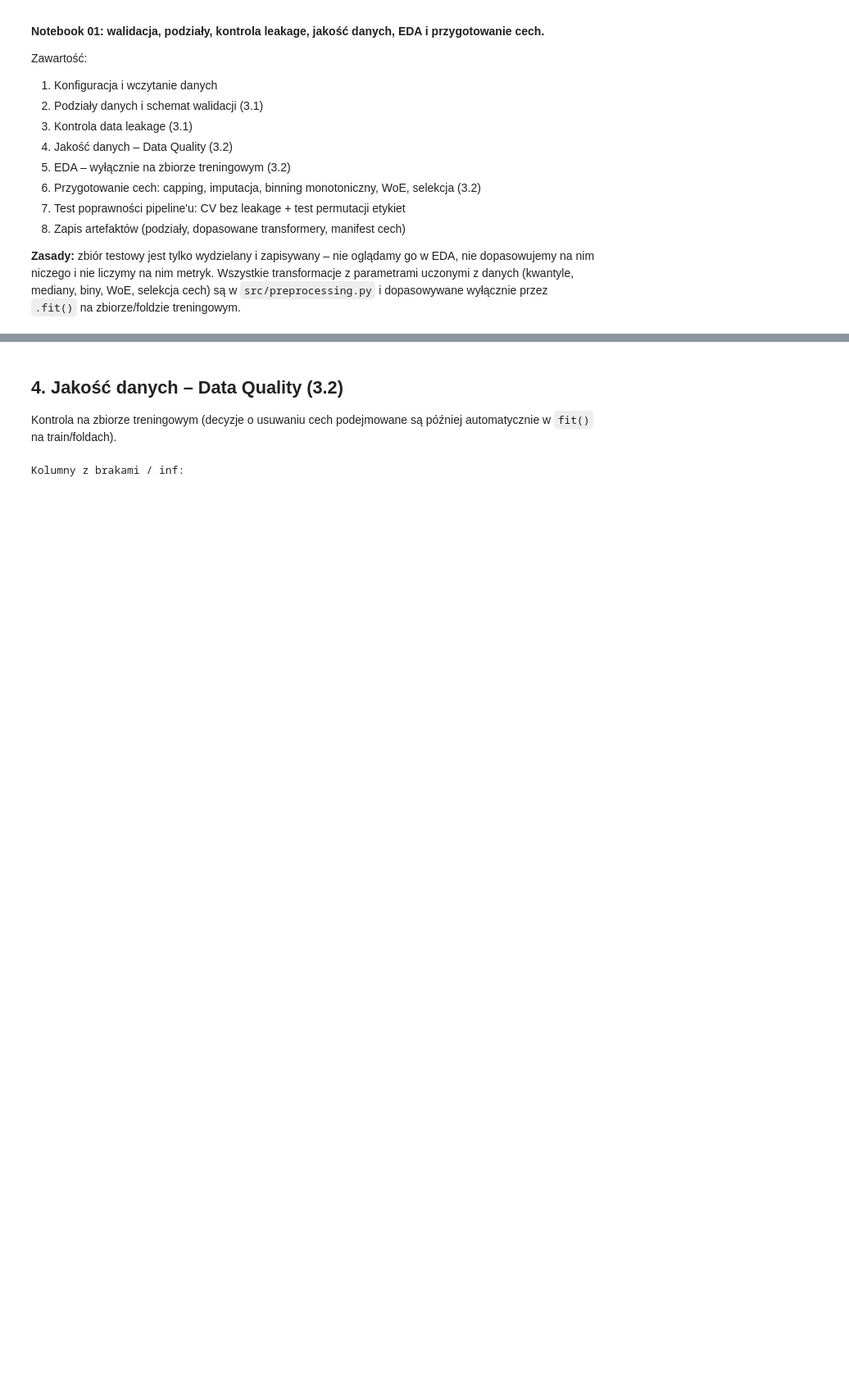
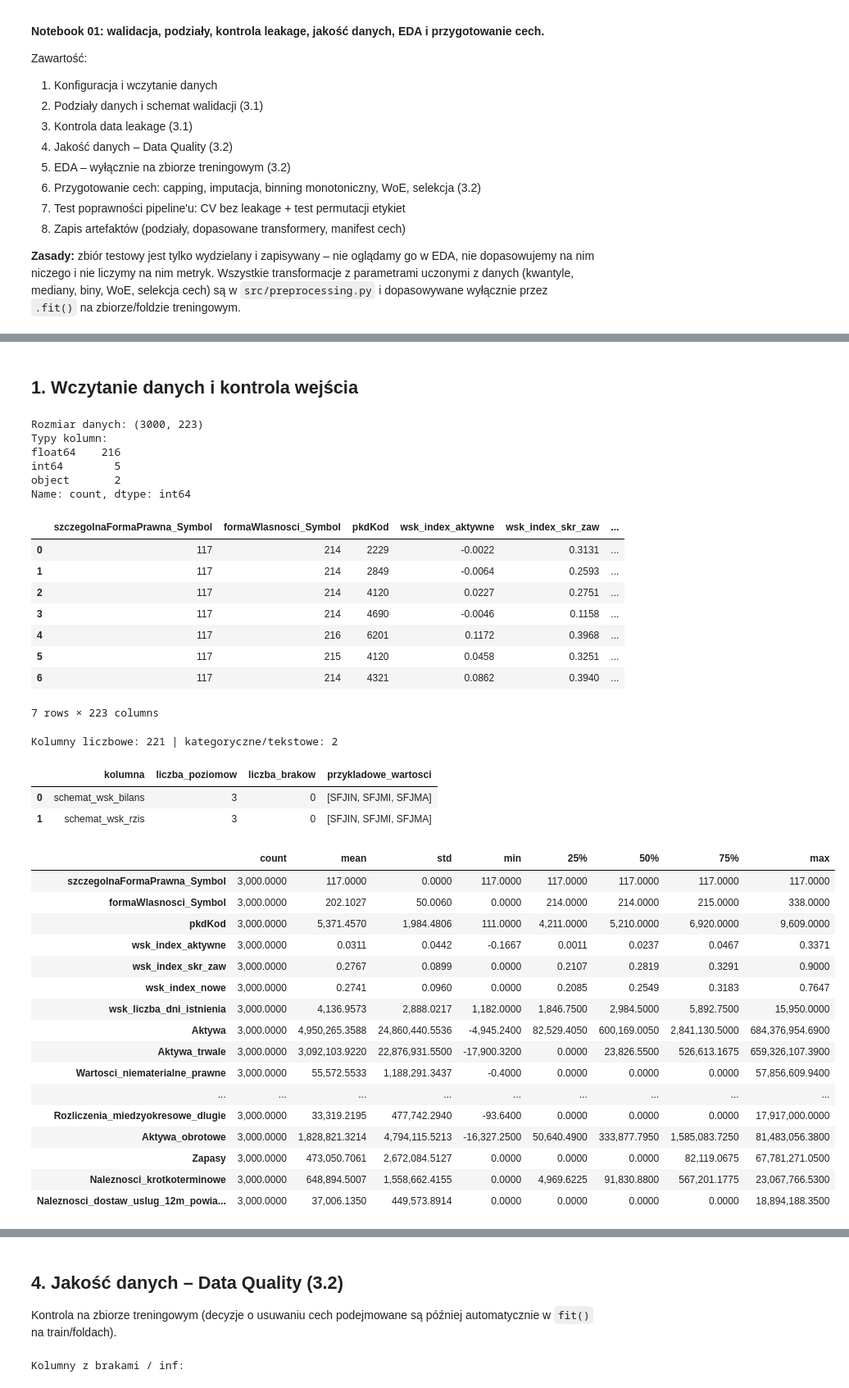
Before and after one commit to kaniaprzemyslaw/Projekt-1---model-scoringowy-ratingowy, a Jupyter notebook: 01_przygotowanie_danych_poprawiony.ipynb, the cells around one changed output, grey strips where cells are left out. Shown at 82% size. Drawn from its saved outputs; the diff is of its cells as text; code cells hidden in the pictures; blank space fills up the shorter version.

```diff
--- a/01_przygotowanie_danych_poprawiony.ipynb
+++ b/01_przygotowanie_danych_poprawiony.ipynb
@@ -39,0 +79,62 @@ for d in (ART_DIR, "src", "figures"):
+# %% [markdown]
+## 1. Wczytanie danych i kontrola wejścia
+# %%
+df_local = pd.read_csv(DATA_PATH)
+assert not df_local.empty, "Dane są puste."
+assert df_local.columns.is_unique, "Powtarzające się nazwy kolumn."
+assert TARGET in df_local.columns, f"Brakuje targetu {TARGET!r}."
+assert df_local.index.is_unique and not df_local.index.hasnans
+
+print("Rozmiar danych:", df_local.shape)
+print("Typy kolumn:")
+print(df_local.dtypes.value_counts())
+display(df_local.head(7))
+
+NUM_COLS_df = df_local.select_dtypes(include="number").columns.tolist()
+CAT_COLS_df = df_local.select_dtypes(exclude="number").columns.tolist()
+print("Kolumny liczbowe:", len(NUM_COLS_df), "| kategoryczne/tekstowe:", len(CAT_COLS_df))
+if CAT_COLS_df:
+    display(pd.DataFrame({
+        "kolumna": CAT_COLS_df,
+        "liczba_poziomow": [df_local[c].nunique(dropna=True) for c in CAT_COLS_df],
+        "liczba_brakow": [df_local[c].isna().sum() for c in CAT_COLS_df],
+        "przykladowe_wartosci": [df_local[c].dropna().unique()[:6].tolist() for c in CAT_COLS_df],
+    }))
+display(df_local.select_dtypes(include="number").describe().T.head(20))
+# %% [output]
+Rozmiar danych: (3000, 223)
+Typy kolumn:
+float64    216
+int64        5
+object       2
+Name: count, dtype: int64
+|  | szczegolnaFormaPrawna_Symbol | formaWlasnosci_Symbol | pkdKod | wsk_index_aktywne | wsk_index_skr_zaw | ... |
+| 0 | 117 | 214 | 2229 | -0.0022 | 0.3131 | ... |
+| 1 | 117 | 214 | 2849 | -0.0064 | 0.2593 | ... |
+| 2 | 117 | 214 | 4120 | 0.0227 | 0.2751 | ... |
+| 3 | 117 | 214 | 4690 | -0.0046 | 0.1158 | ... |
+| 4 | 117 | 216 | 6201 | 0.1172 | 0.3968 | ... |
+| 5 | 117 | 215 | 4120 | 0.0458 | 0.3251 | ... |
+| 6 | 117 | 214 | 4321 | 0.0862 | 0.3940 | ... |
+7 rows × 223 columns
+Kolumny liczbowe: 221 | kategoryczne/tekstowe: 2
+|  | kolumna | liczba_poziomow | liczba_brakow | przykladowe_wartosci |
+| 0 | schemat_wsk_bilans | 3 | 0 | [SFJIN, SFJMI, SFJMA] |
+| 1 | schemat_wsk_rzis | 3 | 0 | [SFJIN, SFJMI, SFJMA] |
+|  | count | mean | std | min | 25% | 50% | 75% | max |
+| szczegolnaFormaPrawna_Symbol | 3,000.0000 | 117.0000 | 0.0000 | 117.0000 | 117.0000 | 117.0000 | 117.0000 | 117.0000 |
+| formaWlasnosci_Symbol | 3,000.0000 | 202.1027 | 50.0060 | 0.0000 | 214.0000 | 214.0000 | 215.0000 | 338.0000 |
+| pkdKod | 3,000.0000 | 5,371.4570 | 1,984.4806 | 111.0000 | 4,211.0000 | 5,210.0000 | 6,920.0000 | 9,609.0000 |
+| wsk_index_aktywne | 3,000.0000 | 0.0311 | 0.0442 | -0.1667 | 0.0011 | 0.0237 | 0.0467 | 0.3371 |
+| wsk_index_skr_zaw | 3,000.0000 | 0.2767 | 0.0899 | 0.0000 | 0.2107 | 0.2819 | 0.3291 | 0.9000 |
+| wsk_index_nowe | 3,000.0000 | 0.2741 | 0.0960 | 0.0000 | 0.2085 | 0.2549 | 0.3183 | 0.7647 |
+| wsk_liczba_dni_istnienia | 3,000.0000 | 4,136.9573 | 2,888.0217 | 1,182.0000 | 1,846.7500 | 2,984.5000 | 5,892.7500 | 15,950.0000 |
+| Aktywa | 3,000.0000 | 4,950,265.3588 | 24,860,440.5536 | -4,945.2400 | 82,529.4050 | 600,169.0050 | 2,841,130.5000 | 684,376,954.6900 |
+| Aktywa_trwale | 3,000.0000 | 3,092,103.9220 | 22,876,931.5500 | -17,900.3200 | 0.0000 | 23,826.5500 | 526,613.1675 | 659,326,107.3900 |
+| Wartosci_niematerialne_prawne | 3,000.0000 | 55,572.5533 | 1,188,291.3437 | -0.4000 | 0.0000 | 0.0000 | 0.0000 | 57,856,609.9400 |
+| ... | ... | ... | ... | ... | ... | ... | ... | ... |
+| Rozliczenia_miedzyokresowe_dlugie | 3,000.0000 | 33,319.2195 | 477,742.2940 | -93.6400 | 0.0000 | 0.0000 | 0.0000 | 17,917,000.0000 |
+| Aktywa_obrotowe | 3,000.0000 | 1,828,821.3214 | 4,794,115.5213 | -16,327.2500 | 50,640.4900 | 333,877.7950 | 1,585,083.7250 | 81,483,056.3800 |
+| Zapasy | 3,000.0000 | 473,050.7061 | 2,672,084.5127 | 0.0000 | 0.0000 | 0.0000 | 82,119.0675 | 67,781,271.0500 |
+| Naleznosci_krotkoterminowe | 3,000.0000 | 648,894.5007 | 1,558,662.4155 | 0.0000 | 4,969.6225 | 91,830.8800 | 567,201.1775 | 23,067,766.5300 |
+| Naleznosci_dostaw_uslug_12m_powia... | 3,000.0000 | 37,006.1350 | 449,573.8914 | 0.0000 | 0.0000 | 0.0000 | 0.0000 | 18,894,188.3500 |
```
Also changed, not shown: parts of 47 cells of this notebook.
